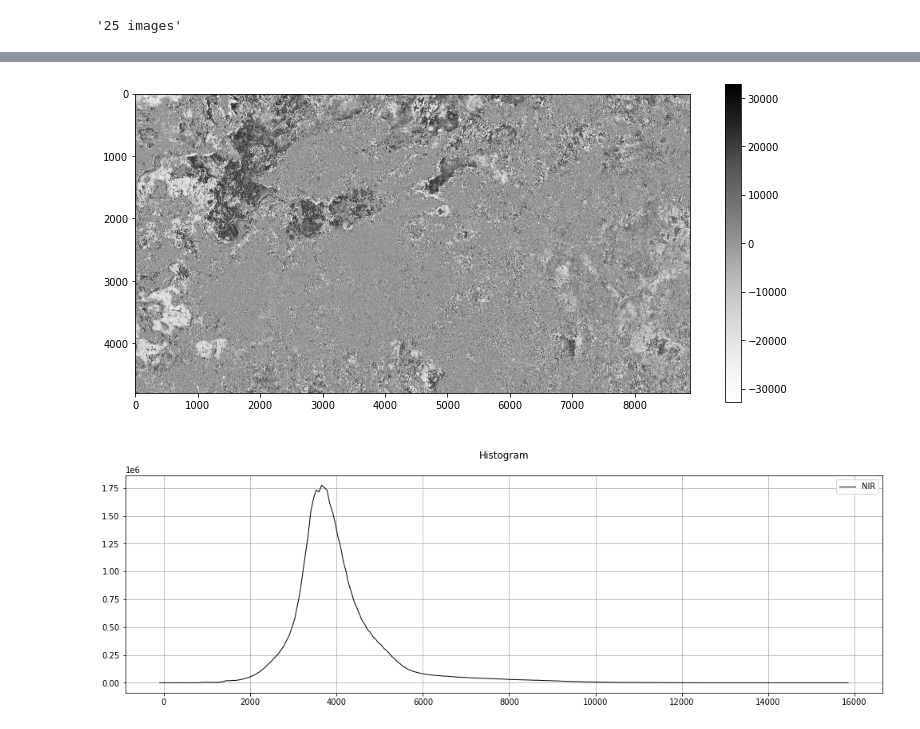
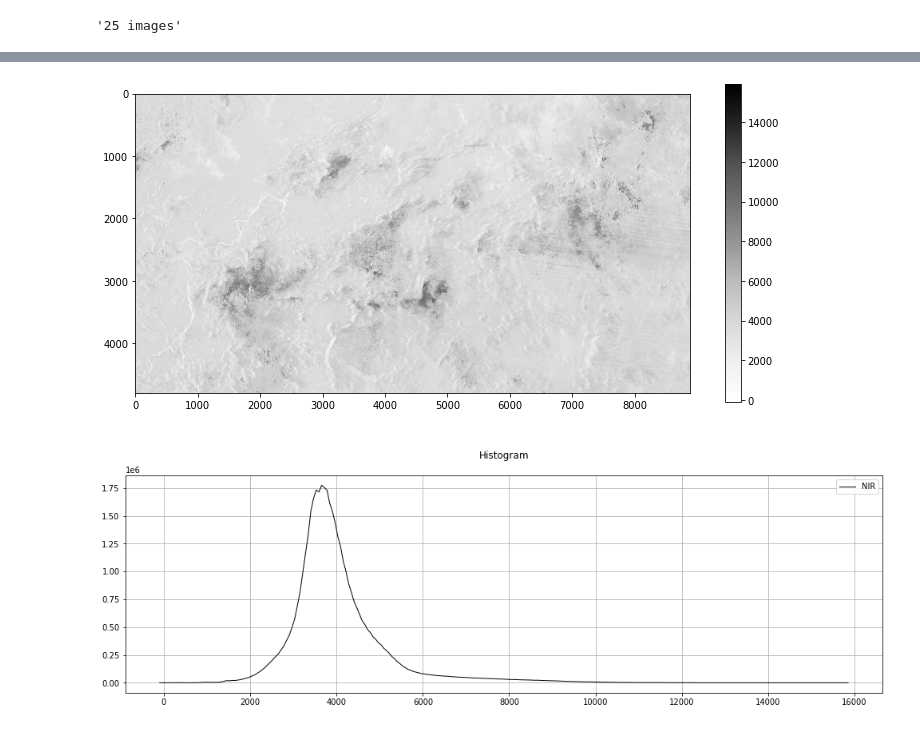
Before and after one commit to AbnerErnaniADSFatec/sample-assessment-data-science, a Jupyter notebook: testes/testes_python.ipynb, the cells around one changed output, grey strips where cells are left out. Saved outputs shown, nothing was run; the diff lists cells and outputs as text; code cells hidden in the pictures.

```diff
--- a/testes/testes_python.ipynb
+++ b/testes/testes_python.ipynb
@@ -49,7 +61,7 @@ Timeline
 %%time
 eodatacube = DataCube(
     collections=["CB4_64_16D_STK-1"],
-    query_bands=['red', 'green', 'blue', 'nir', 'evi', 'ndvi'],
+    query_bands=['red', 'green', 'blue', 'nir', 'evi', 'ndvi', 'quality'],
     bbox=[-65.9614567, -8.3474771, -59.8097337, -12.8460981],
     start_date="2015-01-01",
     end_date="2019-12-31",
@@ -81,14 +162,12 @@ array([[3784, 3768, 3728, ..., 4596, 4736, 4762],
 # %%
+nir = nir.values[0]
 plt.figure(figsize=(10, 5))
 colormap = plt.get_cmap('Greys', 1000)
-plt.imshow(
-    nir.values[0] * 100,
-    cmap=colormap
-)
+plt.imshow(nir, cmap=colormap)
 plt.tight_layout()
 plt.colorbar()
 
 plt.show()
 # %% [output]
-[figure, old version]
+[figure, new version]
 # %%
```
Also changed, not shown: parts of 22 cells of this notebook, 2 other files.
